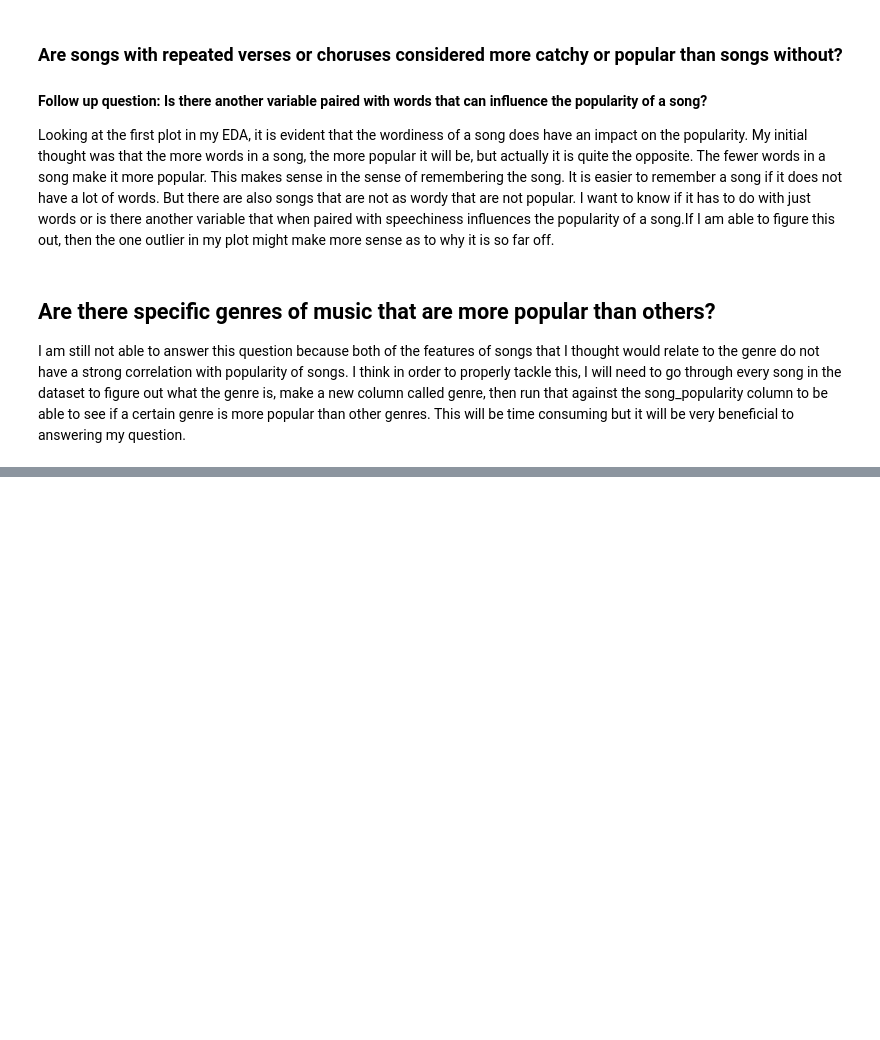
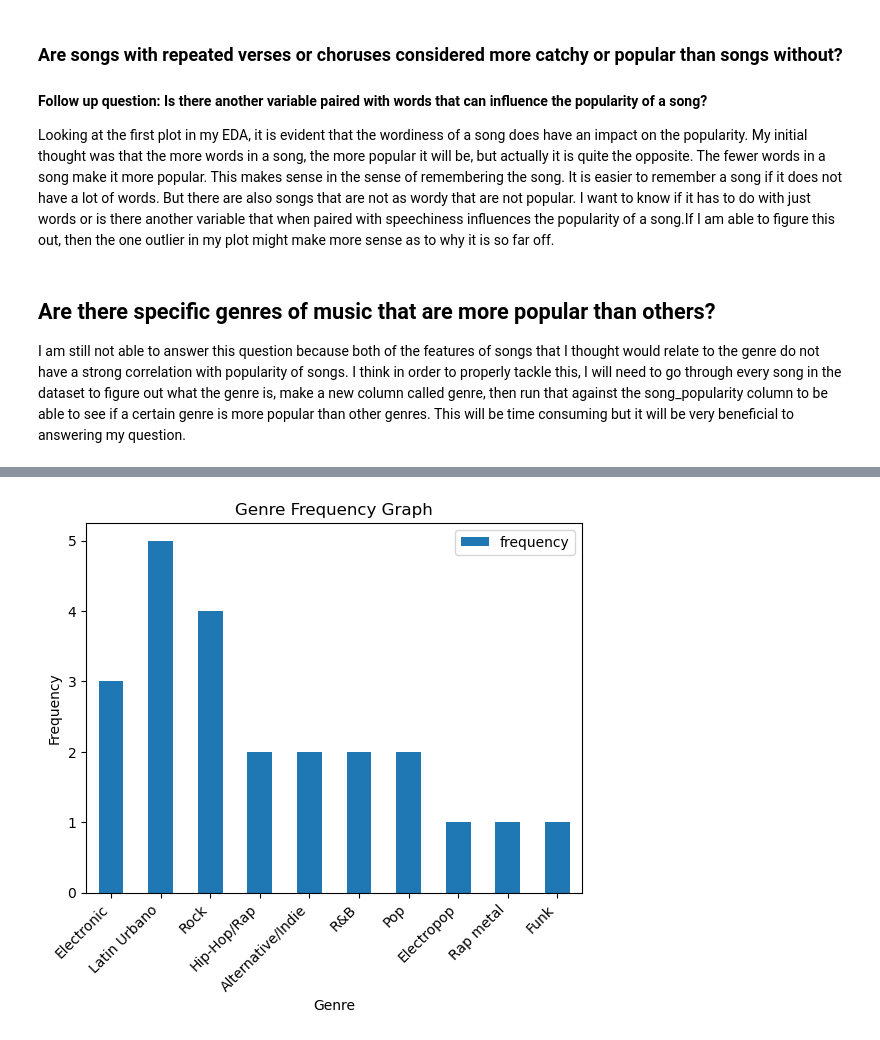
Before and after one commit to ubco-W2022T2-data301/project-group-group48, a Jupyter notebook: analysis/analysis2.ipynb, the cells around one changed output, grey strips where cells are left out. Saved outputs shown, nothing was run; the diff lists cells and outputs as text; code cells hidden in the pictures; blank space fills up the shorter version.

```diff
--- a/analysis/analysis2.ipynb
+++ b/analysis/analysis2.ipynb
@@ -186,0 +422,11 @@ consuming but it will be very beneficial to answering my question.
+# %%
+import matplotlib.pylab as plt
+import seaborn as sns
+# Now that I have all genres in place, I will need to make a separate table to get the frequencyof each of the top 23 popular songs and plot that in a graph to visualize the genres that belongto the most popular songs in this dataset. I also combined R&B with R&B/ soul.
+
+data = {'Electronic': 3, 'Latin Urbano': 5, 'Rock': 4, 'Hip-Hop/Rap': 2, 'Alternative/Indie': 2, 'R&B':
+2, 'Pop': 2, 'Electropop': 1, 'Rap metal': 1, 'Funk': 1}
+df = pd.DataFrame.from_dict(data, orient='index', columns=['frequency'])
+df.reset_index(inplace=True)
+df.rename(columns={'index': 'Genre'}, inplace=True)
+df
@@ -186,0 +445,11 @@ consuming but it will be very beneficial to answering my question.
+# %%
+# Now to plot the bar graph
+ax = df.plot(kind='bar', x='Genre', y='frequency', rot=0)
+plt.xticks(rotation=45, ha='right')
+# This code sets the axis labels and title
+ax.set_xlabel('Genre')
+ax.set_ylabel('Frequency')
+ax.set_title('Genre Frequency Graph')
+plt.show()
+# %% [output]
+[figure, added]
```
Also changed, not shown: parts of 16 cells of this notebook, 1 other file.
